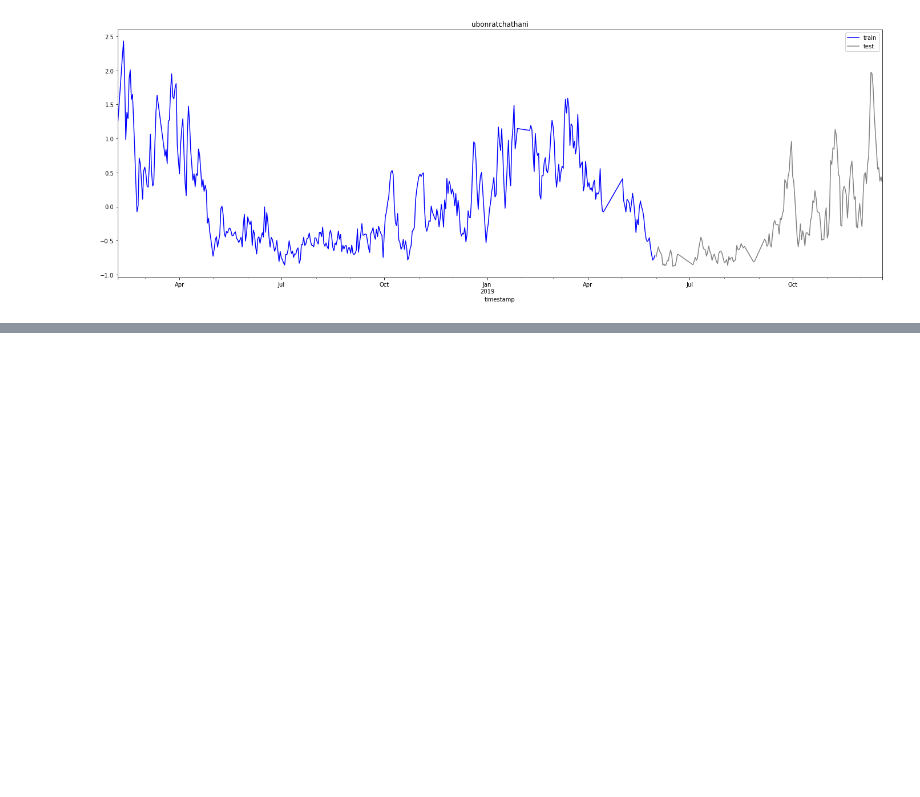
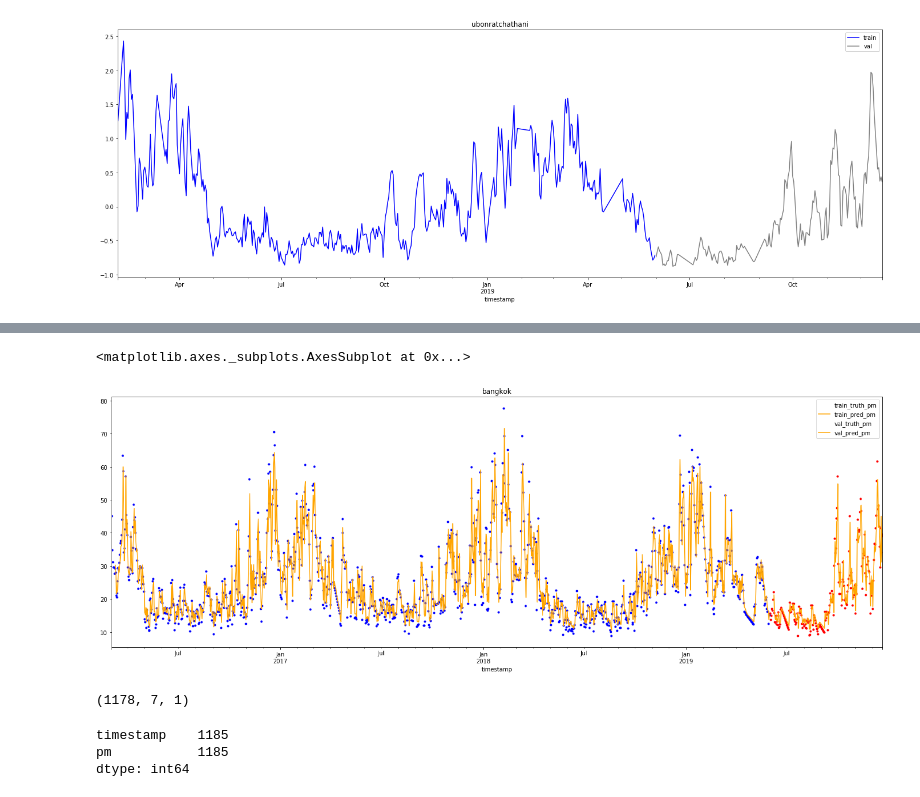
Before and after one commit to anythingth2/PM2.5_Analysis, a Jupyter notebook: Forecasting.ipynb, the cells around one changed output, grey strips where cells are left out. Drawn from its saved outputs; the diff is of its cells as text; code cells hidden in the pictures; blank space fills up the shorter version.

Commit message:
add simple model

```diff
--- a/Forecasting.ipynb
+++ b/Forecasting.ipynb
@@ -86,6 +86,6 @@ sensor_df.loc[demo_city_name].plot(x='timestamp', y='pm', figsize=(24, 8))
 # %%
 split_date = '2019-06-01'
 train_sensor = sensor_df[sensor_df['timestamp'] < split_date]
-test_sensor = sensor_df[sensor_df['timestamp'] >= split_date]
+val_sensor = sensor_df[sensor_df['timestamp'] >= split_date]
 # %%
 train_city = train_sensor.loc[demo_city_name]
@@ -100,0 +158,8 @@ test_city.plot(x='timestamp', y='pm', color='grey', kind='line',
+# %%
+model = Sequential()
+model.add(LSTM(8, return_sequences=True, input_shape=(7, 1)))
+model.add(LSTM(4))
+model.add(Dense(1))
+
+model.compile(optimizer='adam', loss='mse', )
+model.summary()
@@ -100,0 +180,2 @@ test_city.plot(x='timestamp', y='pm', color='grey', kind='line',
+# %%
+model.fit(X, Y, validation_data=(val_X, val_Y), shuffle=True, epochs=50)
@@ -100,0 +206,20 @@ test_city.plot(x='timestamp', y='pm', color='grey', kind='line',
+# %%
+city_name = 'bangkok'
+train_city_sensor = train_sensor.loc[city_name]
+val_city_sensor = val_sensor.loc[city_name]
+def predict_city(city_sensor, scaler=None):
+    x, y = sliding_window(city_sensor, window_size, output_size, stride)
+    y_pred = model.predict(x, verbose=1)
+
+    if scaler is not None:
+        y_pred = scaler.inverse_transform(y_pred)
+        city_sensor['pm'] = scaler.inverse_transform(city_sensor['pm'])
+
+    city_sensor = city_sensor.copy()
+    city_sensor['pm_pred'] = np.nan
+    city_sensor['pm_pred'][window_size:] = np.squeeze(y_pred)
+
+
+    return city_sensor
+train_city_sensor = predict_city(train_city_sensor, scaler)
+val_city_sensor = predict_city(val_city_sensor, scaler)
@@ -100,0 +245,23 @@ test_city.plot(x='timestamp', y='pm', color='grey', kind='line',
+# %%
+ax = train_city_sensor.plot(x='timestamp', y='pm',
+                            figsize=(24, 8), color='blue', style='.', label='train_truth_pm')
+ax = train_city_sensor.plot(
+    x='timestamp', y='pm_pred', figsize=(24, 8), color='orange', label='train_pred_pm', ax=ax)
+
+ax = val_city_sensor.plot(x='timestamp', y='pm', figsize=(
+    24, 8), color='red', style='.', label='val_truth_pm', ax=ax)
+val_city_sensor.plot(x='timestamp', y='pm_pred',
+                     figsize=(24, 8), color='orange', label='val_pred_pm', ax=ax, title=city_name)
+# %% [output]
+<matplotlib.axes._subplots.AxesSubplot at 0x...>
+[figure, added]
+# %%
+x.shape
+# %% [output]
+(1178, 7, 1)
+# %%
+train_city_sensor.count()
+# %% [output]
+timestamp    1185
+pm           1185
+dtype: int64
```
Also changed, not shown: parts of 9 cells of this notebook.
